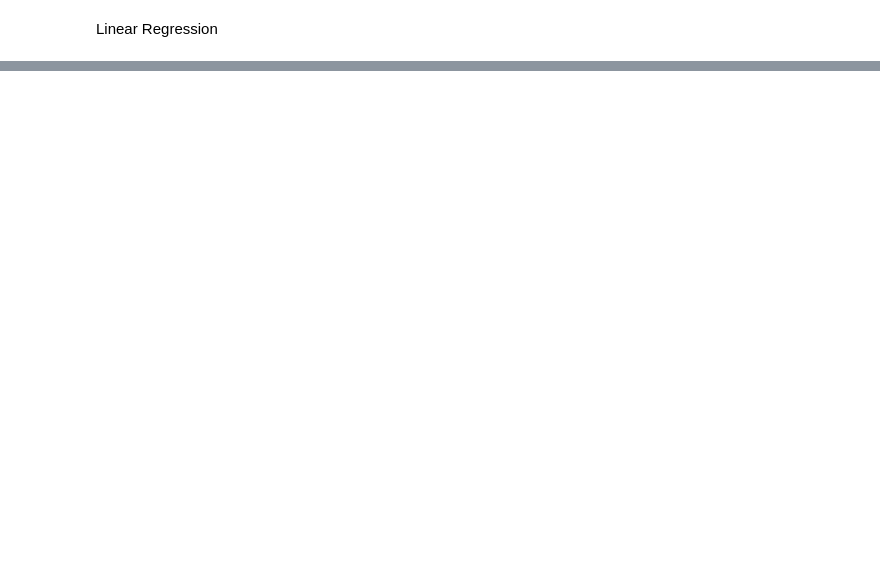
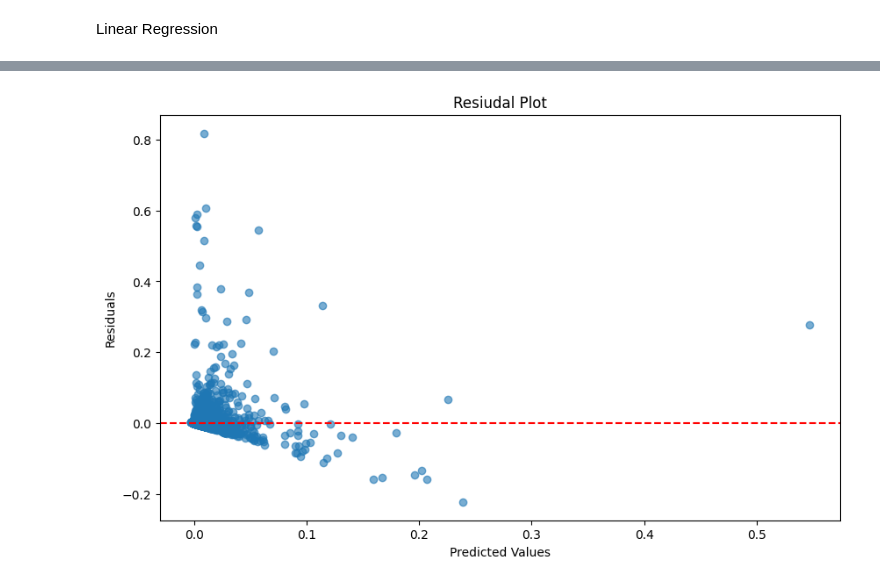
Before and after one commit to DirecTV-Team1A-NextGen-Rec/directv_tvrec, a Jupyter notebook: 9.) Linear_Regression_Model.ipynb, the cells around one changed output, grey strips where cells are left out. Cells and saved outputs as stored; diff of their text form; code cells hidden in the pictures; blank space fills up the shorter version.

Commit message:
added lr residual plot

```diff
--- a/9.) Linear_Regression_Model.ipynb
+++ b/9.) Linear_Regression_Model.ipynb
@@ -89,0 +165,14 @@ print('done')
+# %%
+# https://how2matplotlib.com/how-to-create-a-residual-plot-in-python.html
+residuals = y_test - y_lr_pred
+
+# Create the residual plot
+plt.figure(figsize=(10, 6))
+plt.scatter(y_lr_pred, residuals, alpha=0.6)
+plt.xlabel('Predicted Values')
+plt.ylabel('Residuals')
+plt.title('Resiudal Plot')
+plt.axhline(y=0, color='r', linestyle='--')
+plt.show()
+# %% [output]
+[figure, added]
```
Also changed, not shown: parts of 7 cells of this notebook.
